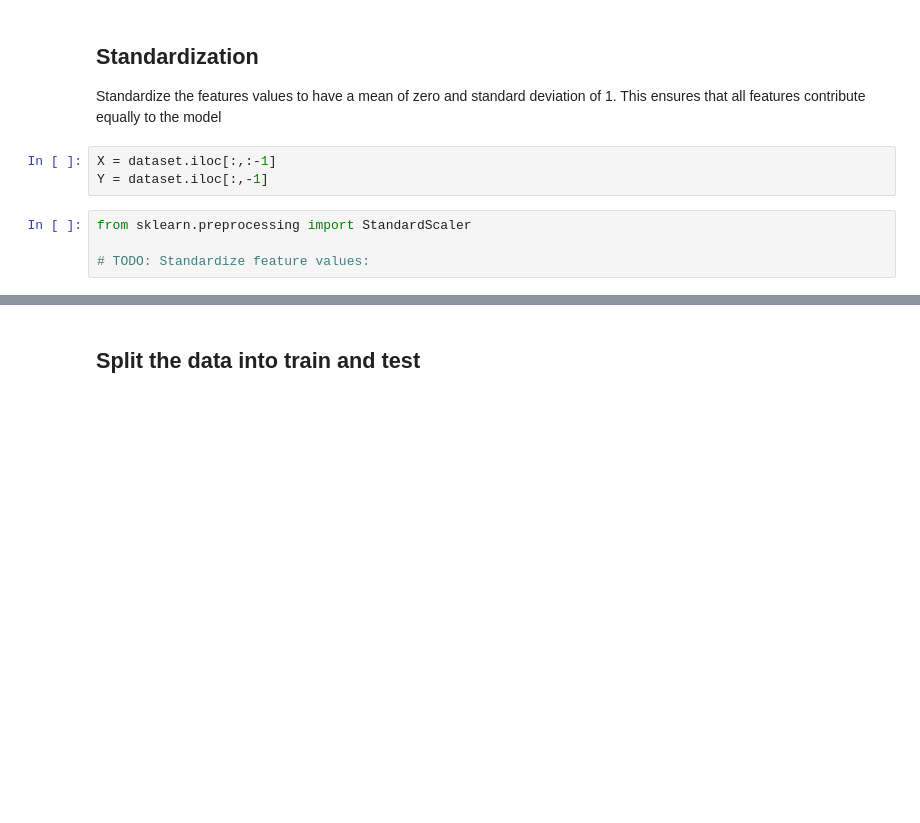
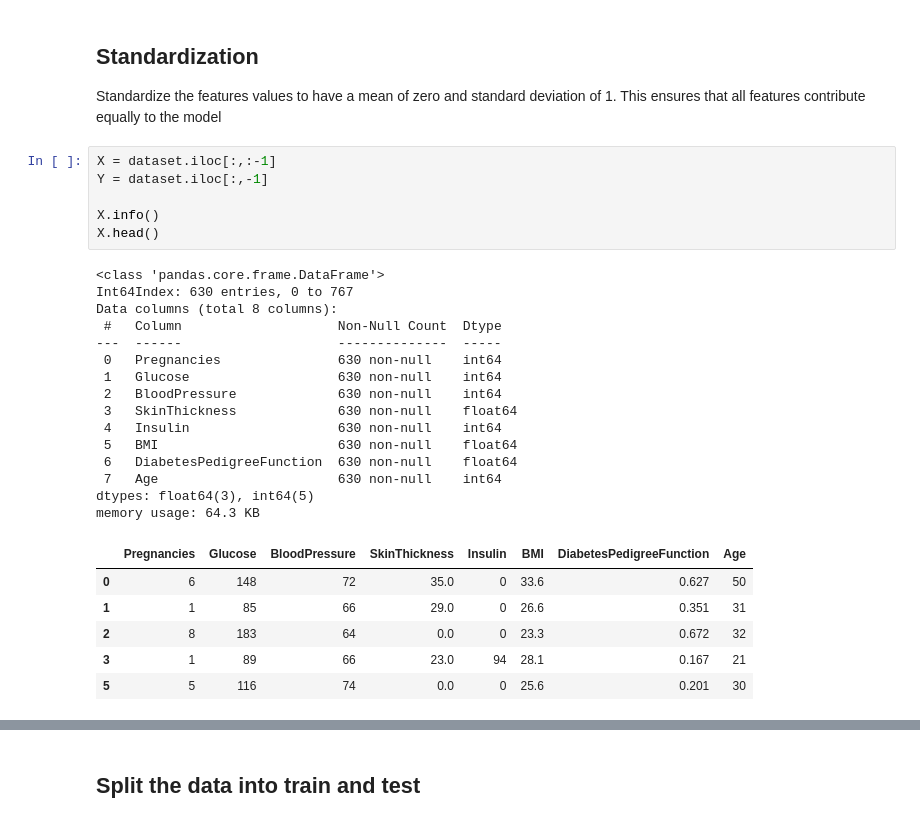
Before and after one commit to Tobilini/MachineLearning, a Jupyter notebook: sheet04/Assignment_04.ipynb, the cells around one changed output, grey strips where cells are left out. Cells and saved outputs as stored; diff of their text form; blank space fills up the shorter version.

```diff
--- a/sheet04/Assignment_04.ipynb
+++ b/sheet04/Assignment_04.ipynb
@@ -172,7 +252,28 @@ Standardize the features values to have a mean of zero and standard deviation of
 # %%
 X = dataset.iloc[:,:-1]
 Y = dataset.iloc[:,-1]
+
+X.info()
+X.head()
+# %% [output]
+<class 'pandas.core.frame.DataFrame'>
+Int64Index: 630 entries, 0 to 767
+Data columns (total 8 columns):
+ #   Column                    Non-Null Count  Dtype
+---  ------                    --------------  -----
+ 0   Pregnancies               630 non-null    int64
+ 1   Glucose                   630 non-null    int64
+ 2   BloodPressure             630 non-null    int64
+ 3   SkinThickness             630 non-null    float64
+ 4   Insulin                   630 non-null    int64
+ 5   BMI                       630 non-null    float64
+ 6   DiabetesPedigreeFunction  630 non-null    float64
+ 7   Age                       630 non-null    int64
+dtypes: float64(3), int64(5)
+memory usage: 64.3 KB
+|  | Pregnancies | Glucose | BloodPressure | SkinThickness | Insulin | BMI | DiabetesPedigreeFunction | Age |
+| 0 | 6 | 148 | 72 | 35.0 | 0 | 33.6 | 0.627 | 50 |
+| 1 | 1 | 85 | 66 | 29.0 | 0 | 26.6 | 0.351 | 31 |
+| 2 | 8 | 183 | 64 | 0.0 | 0 | 23.3 | 0.672 | 32 |
+| 3 | 1 | 89 | 66 | 23.0 | 94 | 28.1 | 0.167 | 21 |
+| 5 | 5 | 116 | 74 | 0.0 | 0 | 25.6 | 0.201 | 30 |
-# %%
-from sklearn.preprocessing import StandardScaler
-
-# TODO: Standardize feature values:
```
Also changed, not shown: parts of 15 cells of this notebook, 1 other file.
